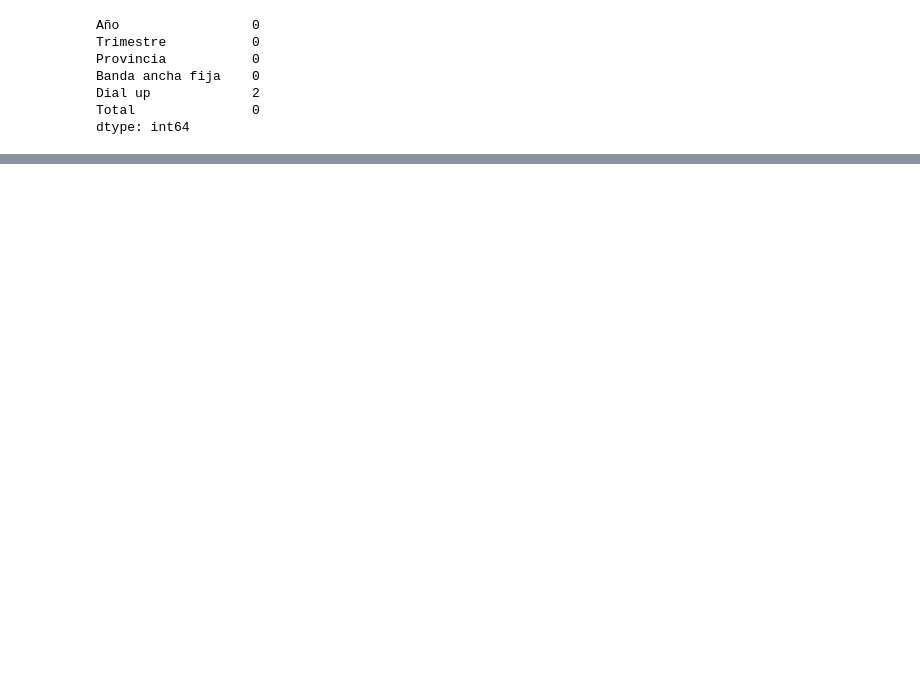
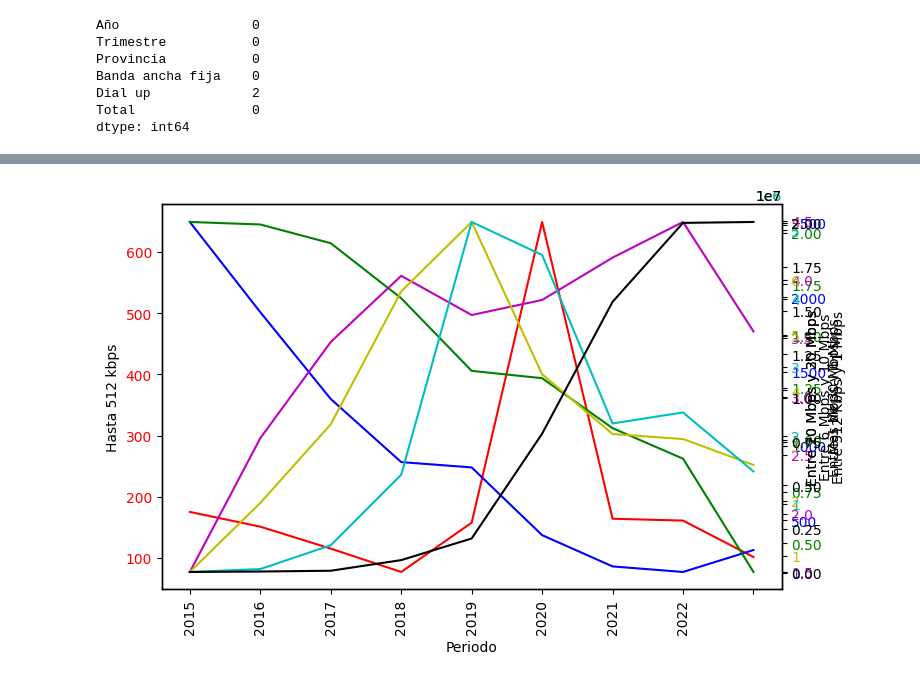
Before and after one commit to juanmaluna21/PI-DataAnalyst, a Jupyter notebook: dea_main.ipynb, the cells around one changed output, grey strips where cells are left out. Drawn from its saved outputs; the diff is of its cells as text; code cells hidden in the pictures; blank space fills up the shorter version.

```diff
--- a/dea_main.ipynb
+++ b/dea_main.ipynb
@@ -260,5 +279,5 @@ Let's check "Internet_Ingresos"
 # %%
-internet_ingresos= pd.read_csv(r'Datasets\Internet_Ingresos.csv')
+internet_ingresos= pd.read_csv(r'Datasets_import\Internet_Ingresos.csv')
 print(internet_ingresos.shape)
 internet_ingresos.head()
 # %% [output]
@@ -389,0 +411,4 @@ Internet_Internet_Accesos-por-velocidad
+# %%
+# Quick view
+speed_access= pd.read_csv(r'Datasets_import\Internet_Accesos-por-velocidad.csv')
+speed_access.head()
@@ -389,0 +444,7 @@ Internet_Internet_Accesos-por-velocidad
+# %%
+# Let's drop unnecessary column
+speed_access = speed_access.drop(columns='Unnamed: 11')
+# Let's drop all the "."
+speed_access= speed_access.applymap(lambda s: s.replace(".","") if isinstance(s, str) else s)
+# Now we have change the type from "object" to "float"
+speed_access = speed_access.applymap(lambda s: float(s.replace(".", "")) if isinstance(s, str) and s.replace(".", "").isdigit() else s)
@@ -389,0 +472,4 @@ Internet_Internet_Accesos-por-velocidad
+# %%
+speed_access_year= speed_access.groupby('Año')[speed_access.columns[2:]].apply(lambda x: x.sum())
+speed_access_year= speed_access_year.reset_index()
+speed_access_year.head()
@@ -389,0 +483,52 @@ Internet_Internet_Accesos-por-velocidad
+# %%
+#linefig to see the tendance for diferent variables of the "speed_access" dataset
+x= speed_access_year['Año']
+y1= speed_access_year['Hasta 512 kbps']
+y2= speed_access_year['Entre 512 Kbps y 1 Mbps']
+y3= speed_access_year['Entre 1 Mbps y 6 Mbps']
+y4= speed_access_year['Entre 6 Mbps y 10 Mbps']
+y5= speed_access_year['Entre 10 Mbps y 20 Mbps']
+y6= speed_access_year['Entre 20 Mbps y 30 Mbps']
+y7= speed_access_year['Más de 30 Mbps']
+
+fig, ax1 = plt.subplots(figsize= (8,5))
+ax1.set_xlabel('Periodo')
+ax1.set_ylabel('Hasta 512 kbps')
+ax1.set_xticklabels(speed_access_year['Año'],rotation= 90)
+ax1.plot(x, y1, color = "r")
+ax1.tick_params(axis='y', labelcolor='r')
+
+ax2= ax1.twinx()
+ax2.set_ylabel('Entre 512 Kbps y 1 Mbps')
+ax2.plot(x,y2,color= "b")
+ax2.tick_params(axis="y",labelcolor= "b")
+
+ax3= ax1.twinx()
+ax3.set_ylabel('Entre 1 Mbps y 6 Mbps')
+#ax3.spines["right"].set_position(("axes", 1.1))
+ax3.plot(x,y3,color= "g")
+ax3.tick_params(axis="y",labelcolor= "g")
+
+ax4= ax1.twinx()
+ax4.set_ylabel('Entre 6 Mbps y 10 Mbps')
+ax4.plot(x,y4,color="m")
+ax4.tick_params(axis="y",labelcolor= "m")
+
+ax5= ax1.twinx()
+ax5.set_ylabel('Entre 10 Mbps y 20 Mbps')
+ax5.plot(x,y5,color="y")
+ax5.tick_params(axis="y",labelcolor= "y")
+
+ax6= ax1.twinx()
+ax6.set_ylabel('Entre 20 Mbps y 30 Mbps')
+ax6.plot(x,y6,color="c")
+ax6.tick_params(axis="y",labelcolor= "c")
+
+ax7= ax1.twinx()
+ax7.set_ylabel('Más de 30 Mbps')
+ax7.plot(x,y7,color="k")
+ax7.tick_params(axis="y",labelcolor= "k")
+
+plt.show()
+# %% [output]
+[figure, added]
```
Also changed, not shown: parts of 56 cells of this notebook, 16 other files.
